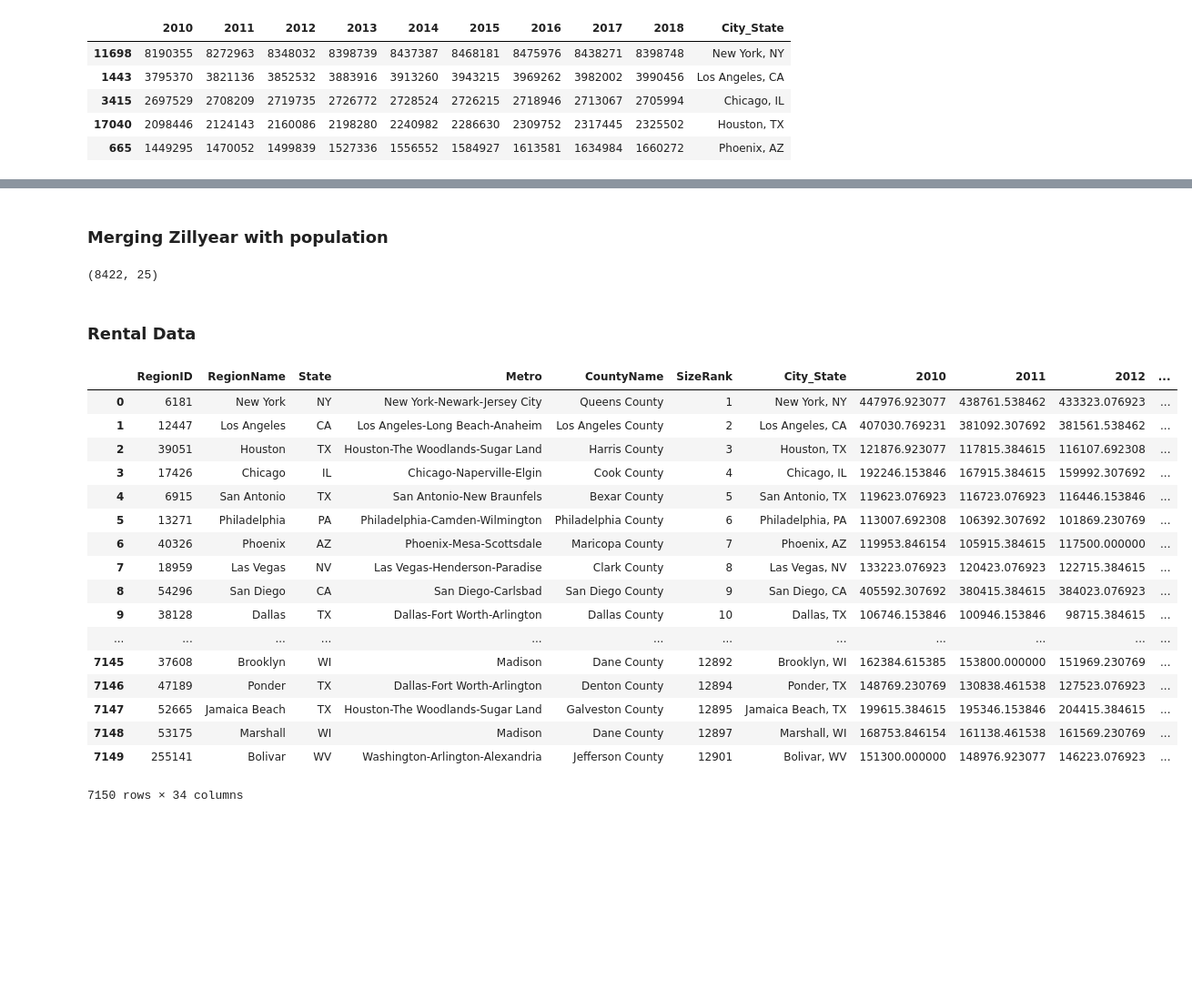
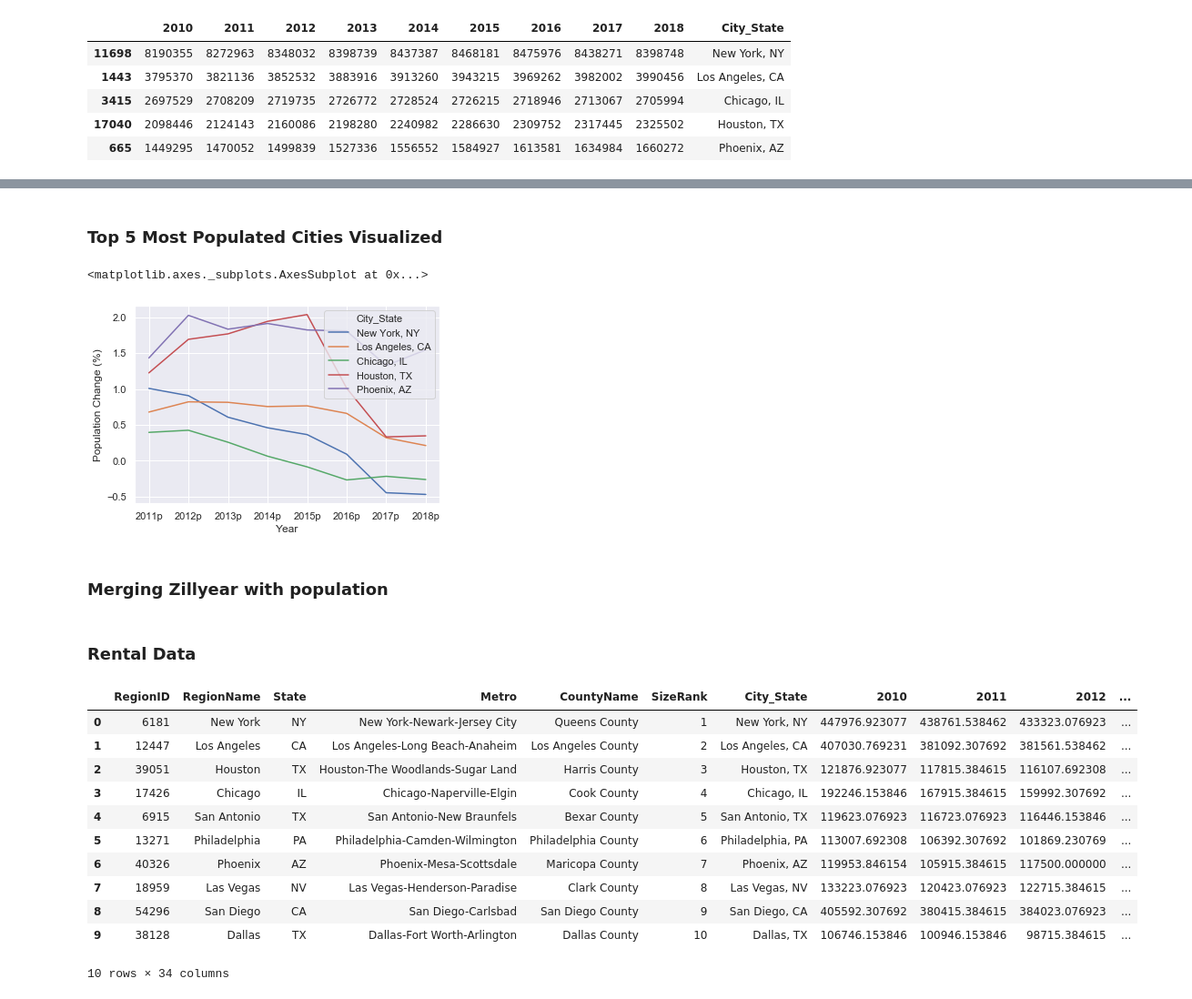
Before and after one commit to leehongc/housing, a Jupyter notebook: HousingProject.ipynb, the cells around one changed output, grey strips where cells are left out. Shown: that part at 91% size. Drawn from its saved outputs; the diff is of its cells as text; code cells hidden in the pictures; blank space fills up the shorter version.

```diff
--- a/HousingProject.ipynb
+++ b/HousingProject.ipynb
@@ -174,13 +173,0 @@ fifty96_19sorted.head()
-# %%
-fifty50 = fiftychange.sort_values(by=['PercentChange'], ascending = False)
-fifty50 = fifty50[:50]
-
-#Dropping the list of years so that it's just 1996 and 2019
-fifty50_drop_list = []
-for i in range (1997,2019):
-    fifty50_drop_list.append(str(i))
-for i in fifty50_drop_list:
-    fifty50sorted = fifty50.drop(i, axis=1)
-
-
-fifty50sorted.head()
@@ -195,7 +262,6 @@ fifty50sorted.head()
 # %% [markdown]
 ### US City Population Top 50
 # %%
-import pandas as pd
 #uspop18 data starts from 2010 and ends with 2019
 
 uspopraw = pd.read_csv('PEP_2018_PEPANNRES_with_ann.csv', encoding="Latin-1")
@@ -208,18 +274,13 @@ uspop18 = pd.DataFrame()
 uspop18 = uspopraw.iloc[1:,[2, -9,-8,-7,-6,-5,-4,-3,-2,-1]]
 #should be up to -9 which will include 2010
 
-
 uspop18.columns = ['city_state', '2010', '2011', '2012', '2013', '2014', '2015', '2016', '2017', '2018']
 # an initial sort revealed that the datatype for '2018' was not integer
-uspop18['2018'] = pd.to_numeric(uspop18['2018'])
-uspop18['2017'] = pd.to_numeric(uspop18['2017'])
-uspop18['2016'] = pd.to_numeric(uspop18['2016'])
-uspop18['2015'] = pd.to_numeric(uspop18['2015'])
-uspop18['2014'] = pd.to_numeric(uspop18['2014'])
-uspop18['2013'] = pd.to_numeric(uspop18['2013'])
-uspop18['2012'] = pd.to_numeric(uspop18['2012'])
-uspop18['2011'] = pd.to_numeric(uspop18['2011'])
-uspop18['2010'] = pd.to_numeric(uspop18['2010'])
+
+#creating new columns from 2010 to 2018
+for i in range(2010, 2019):
+    uspop18[str(i)] = pd.to_numeric(uspop18[str(i)])
+
 
 uspop18 = uspop18.sort_values(by=['2018'], ascending = False)
 
@@ -240,13 +301,11 @@ uspop18['city'] = uspop18['city'].str.replace(' town', '')
 uspop18['city'] = uspop18['city'].str.replace(' Village', '')
 uspop18['city'] = uspop18['city'].str.replace(' village', '')
 uspop18['city'] = uspop18['city'].str.replace(r'\(.*\)','')
-
-
-
 #Removes (Balance)
 uspop18['city'] = uspop18['city'].str.replace('.', '')
 uspop18['city'] = uspop18['city'].str.strip()
 uspop18['state'] = uspop18['state'].str.strip()
+
 
 #Remapping uspop18 so that the format would be matching the zillow_years in 'Pasadena, CA' format
 states_list.State = states_list.State.str.title()
@@ -254,6 +313,7 @@ states_list.State = states_list.State.str.title()
 states_dic = states_list.set_index('State')['Abbreviation'].to_dict()
 uspop18['state_abb'] = uspop18['state'].map(states_dic)
 uspop18['city_state_cleaned'] = uspop18['city'] + ', ' + uspop18['state_abb']
+
 
 #top50cities = uspop18[:51]
 
@@ -270,7 +330,6 @@ uspop18merge['2017'] = uspop18['2017']
 uspop18merge['2018'] = uspop18['2018']
 
 
-
 uspop18merge['City_State'] = uspop18['city_state_cleaned']
 #uspop18mergefinal = uspop18merge.sort_values(by=['2018'], ascending = False)
 uspop18merge.head()
@@ -423,0 +530,7 @@ popfinalmerge.head()
+# %%
+popchange = popfinalmerge.copy()
+for i in range(2010,2018):
+    popchange[str(i+1) + 'p'] = ((popchange[str(i+1)] - popchange[str(i)]) /popchange[str(i)] )*100
+popchange = popchange.iloc[:,9:]
+
+popchange.head()
@@ -424,3 +544,19 @@ popfinalmerge.head()
+# %% [markdown]
+### Top 5 Most Populated Cities Visualized
+# %%
+popfinalvisualize = popchange.dropna()
+popfinalvisualize = pd.melt(popfinalvisualize, id_vars='City_State', var_name='Year', value_name='Population Change (%)')
+top5pop_cities = ['New York, NY', 'Los Angeles, CA', 'Chicago, IL', 'Houston, TX', 'Phoenix, AZ']
+popfinalvisualize = popfinalvisualize[popfinalvisualize.City_State.isin(top5pop_cities)]
+popfinalvisualize.head()
+
+sns.lineplot(x='Year', y='Population Change (%)', hue='City_State', data=popfinalvisualize)
+
+#sns.tsplot(popfinalvisualize, time='Year', unit = "City_State",
+#               condition='City_State', value='Population Size')
+# %% [output]
+<matplotlib.axes._subplots.AxesSubplot at 0x...>
+[figure, added]
 # %% [markdown]
 ### Merging Zillyear with population
 # %%
@@ -440,9 +576,6 @@ zillyears.drop('2019', axis=1, inplace=True)
 uspoppremerge = uspop18merge.copy()
 uspoppremerge.columns = ['2010_Population', '2011_Population', '2012_Population', '2013_Population', '2014_Population', '2015_Population', '2016_Population', '2017_Population', '2018_Population', 'City_State']
 zillpopmerged = zillyears.merge(uspoppremerge, left_on = 'City_State', right_on = 'City_State')
-zillpopmerged.shape
-# %% [output]
-(8422, 25)
 # %% [markdown]
 ### Rental Data
 # %%
@@ -478,38 +611,32 @@ def converttoyears(d, oldd, suf):
     d.drop(['RegionName'], axis=1, inplace= True)
     d.drop(['State'], axis=1, inplace= True)
     d.drop(['SizeRank'], axis=1, inplace= True)
     d.drop(['RegionID'], axis=1, inplace= True)
     d.drop(['Metro'], axis=1, inplace= True)
     d.drop(['CountyName'], axis=1, inplace= True)
 
     #d = d.iloc[:, 3:]
     #remove all the columns before 'City_State'
     return d
 
 zillrentyears = converttoyears(zillowrentalyears, zillowrental, 'Y')
 
 #in the end decided to just use rent years because there was more data and the numbers were very similar to the other two
 
 
 #Merging in
 zillpoprentmerged = zillpopmerged.merge(zillrentyears, left_on = 'City_State', right_on = 'City_State')
-zillpoprentmerged
+zillpoprentmerged.head(10)
 # %% [output]
 |  | RegionID | RegionName | State | Metro | CountyName | SizeRank | City_State | 2010 | 2011 | 2012 | ... |
 | 0 | 6181 | New York | NY | New York-Newark-Jersey City | Queens County | 1 | New York, NY | 447976.923077 | 438761.538462 | 433323.076923 | ... |
 | 1 | 12447 | Los Angeles | CA | Los Angeles-Long Beach-Anaheim | Los Angeles County | 2 | Los Angeles, CA | 407030.769231 | 381092.307692 | 381561.538462 | ... |
 | 2 | 39051 | Houston | TX | Houston-The Woodlands-Sugar Land | Harris County | 3 | Houston, TX | 121876.923077 | 117815.384615 | 116107.692308 | ... |
 | 3 | 17426 | Chicago | IL | Chicago-Naperville-Elgin | Cook County | 4 | Chicago, IL | 192246.153846 | 167915.384615 | 159992.307692 | ... |
 | 4 | 6915 | San Antonio | TX | San Antonio-New Braunfels | Bexar County | 5 | San Antonio, TX | 119623.076923 | 116723.076923 | 116446.153846 | ... |
 | 5 | 13271 | Philadelphia | PA | Philadelphia-Camden-Wilmington | Philadelphia County | 6 | Philadelphia, PA | 113007.692308 | 106392.307692 | 101869.230769 | ... |
 | 6 | 40326 | Phoenix | AZ | Phoenix-Mesa-Scottsdale | Maricopa County | 7 | Phoenix, AZ | 119953.846154 | 105915.384615 | 117500.000000 | ... |
 | 7 | 18959 | Las Vegas | NV | Las Vegas-Henderson-Paradise | Clark County | 8 | Las Vegas, NV | 133223.076923 | 120423.076923 | 122715.384615 | ... |
 | 8 | 54296 | San Diego | CA | San Diego-Carlsbad | San Diego County | 9 | San Diego, CA | 405592.307692 | 380415.384615 | 384023.076923 | ... |
 | 9 | 38128 | Dallas | TX | Dallas-Fort Worth-Arlington | Dallas County | 10 | Dallas, TX | 106746.153846 | 100946.153846 | 98715.384615 | ... |
-| ... | ... | ... | ... | ... | ... | ... | ... | ... | ... | ... | ... |
-| 7145 | 37608 | Brooklyn | WI | Madison | Dane County | 12892 | Brooklyn, WI | 162384.615385 | 153800.000000 | 151969.230769 | ... |
-| 7146 | 47189 | Ponder | TX | Dallas-Fort Worth-Arlington | Denton County | 12894 | Ponder, TX | 148769.230769 | 130838.461538 | 127523.076923 | ... |
-| 7147 | 52665 | Jamaica Beach | TX | Houston-The Woodlands-Sugar Land | Galveston County | 12895 | Jamaica Beach, TX | 199615.384615 | 195346.153846 | 204415.384615 | ... |
-| 7148 | 53175 | Marshall | WI | Madison | Dane County | 12897 | Marshall, WI | 168753.846154 | 161138.461538 | 161569.230769 | ... |
-| 7149 | 255141 | Bolivar | WV | Washington-Arlington-Alexandria | Jefferson County | 12901 | Bolivar, WV | 151300.000000 | 148976.923077 | 146223.076923 | ... |
-7150 rows × 34 columns
+10 rows × 34 columns
```
Also changed, not shown: parts of 21 cells of this notebook.
